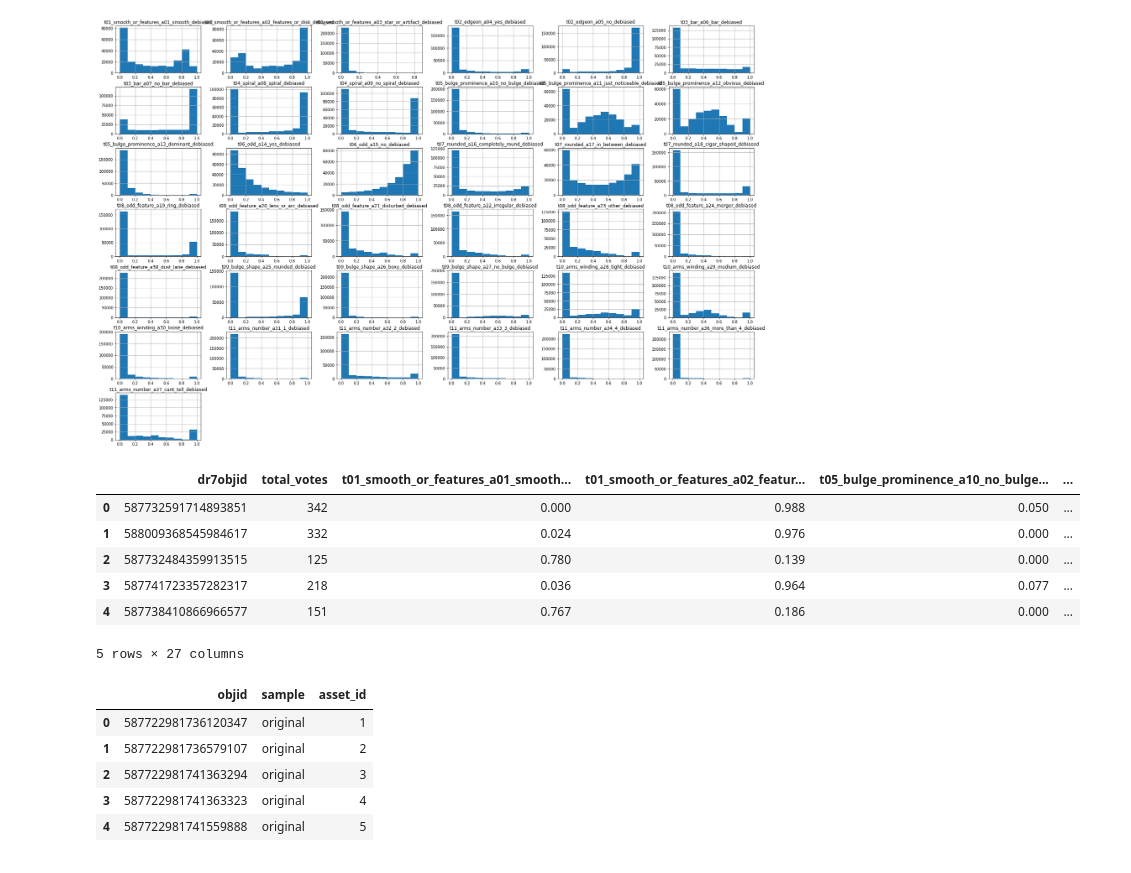
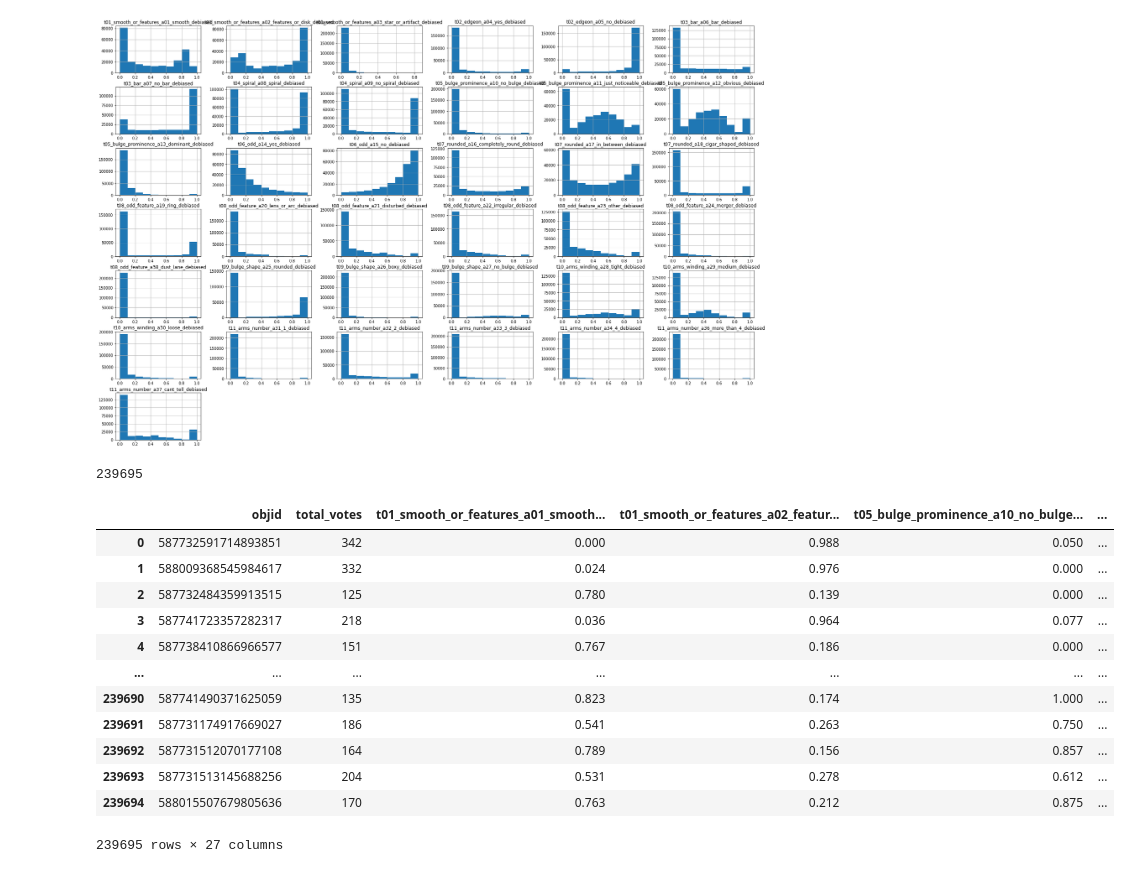
Before and after one commit to PlugInRichi/minIA, a Jupyter notebook: notebooks/ExploratoryDataAnalysis.ipynb, the cells around one changed output. Cells and saved outputs as stored; diff of their text form; code cells hidden in the pictures.

```diff
--- a/notebooks/ExploratoryDataAnalysis.ipynb
+++ b/notebooks/ExploratoryDataAnalysis.ipynb
@@ -21,22 +22,21 @@ for galaxy_type in ALL_TYPES:
     plt.grid(color = 'green', linestyle = '--', linewidth = 0.5)
     df_classes[galaxy_type][df_classes[galaxy_type] > .2].hist(bins=16, figsize=(12, 10))
     fig.savefig("/data/plots/histogram_galaxy_type_02/" + galaxy_type + ".jpg", bbox_inches='tight')
-# %%
-df_selected.head()
-# %% [output]
-|  | dr7objid | total_votes | t01_smooth_or_features_a01_smooth... | t01_smooth_or_features_a02_featur... | t05_bulge_prominence_a10_no_bulge... | ... |
-| 0 | 587732591714893851 | 342 | 0.000 | 0.988 | 0.050 | ... |
-| 1 | 588009368545984617 | 332 | 0.024 | 0.976 | 0.000 | ... |
-| 2 | 587732484359913515 | 125 | 0.780 | 0.139 | 0.000 | ... |
-| 3 | 587741723357282317 | 218 | 0.036 | 0.964 | 0.077 | ... |
-| 4 | 587738410866966577 | 151 | 0.767 | 0.186 | 0.000 | ... |
-5 rows × 27 columns
-# %%
-df_map.head()
-# %% [output]
-|  | objid | sample | asset_id |
-| 0 | 587722981736120347 | original | 1 |
-| 1 | 587722981736579107 | original | 2 |
-| 2 | 587722981741363294 | original | 3 |
-| 3 | 587722981741363323 | original | 4 |
-| 4 | 587722981741559888 | original | 5 |
+# %%
+print(df_selected['objid'].count())
+df_selected
+# %% [output]
+239695
+|  | objid | total_votes | t01_smooth_or_features_a01_smooth... | t01_smooth_or_features_a02_featur... | t05_bulge_prominence_a10_no_bulge... | ... |
+| 0 | 587732591714893851 | 342 | 0.000 | 0.988 | 0.050 | ... |
+| 1 | 588009368545984617 | 332 | 0.024 | 0.976 | 0.000 | ... |
+| 2 | 587732484359913515 | 125 | 0.780 | 0.139 | 0.000 | ... |
+| 3 | 587741723357282317 | 218 | 0.036 | 0.964 | 0.077 | ... |
+| 4 | 587738410866966577 | 151 | 0.767 | 0.186 | 0.000 | ... |
+| ... | ... | ... | ... | ... | ... | ... |
+| 239690 | 587741490371625059 | 135 | 0.823 | 0.174 | 1.000 | ... |
+| 239691 | 587731174917669027 | 186 | 0.541 | 0.263 | 0.750 | ... |
+| 239692 | 587731512070177108 | 164 | 0.789 | 0.156 | 0.857 | ... |
+| 239693 | 587731513145688256 | 204 | 0.531 | 0.278 | 0.612 | ... |
+| 239694 | 588015507679805636 | 170 | 0.763 | 0.212 | 0.875 | ... |
+239695 rows × 27 columns
```
Also changed, not shown: parts of 9 cells of this notebook.
